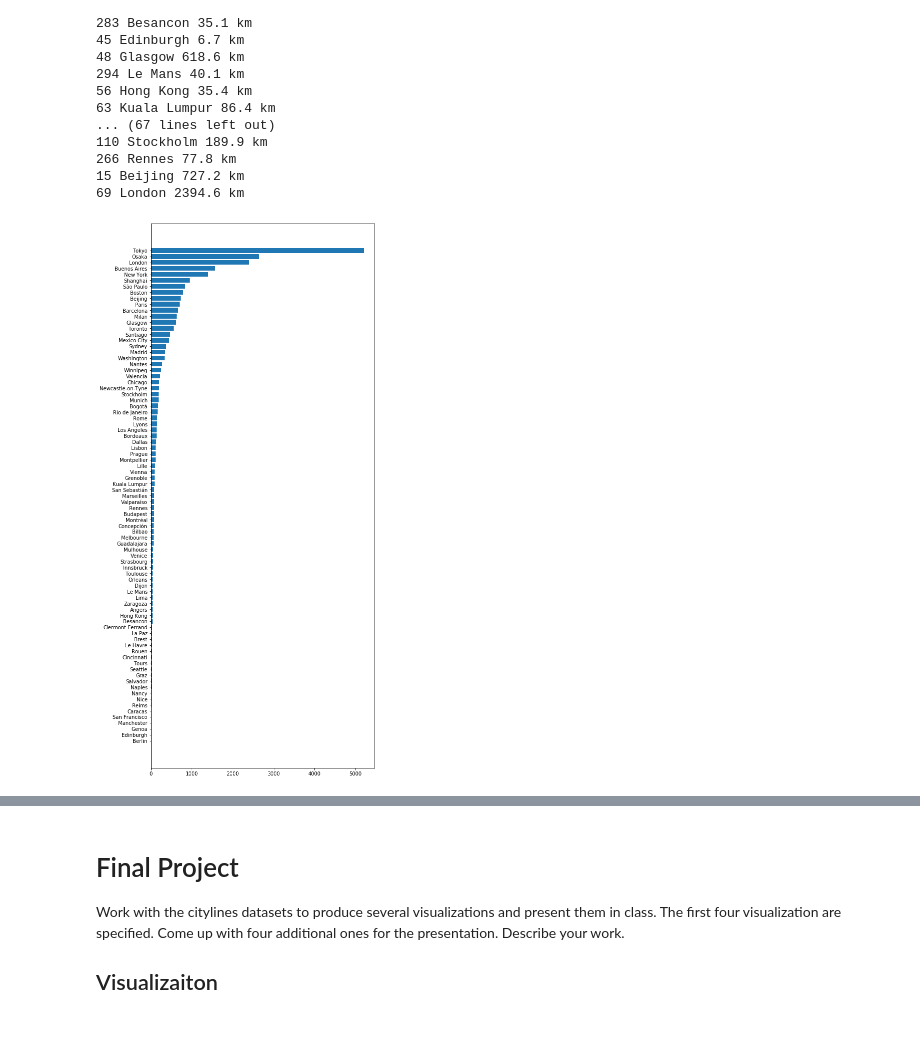
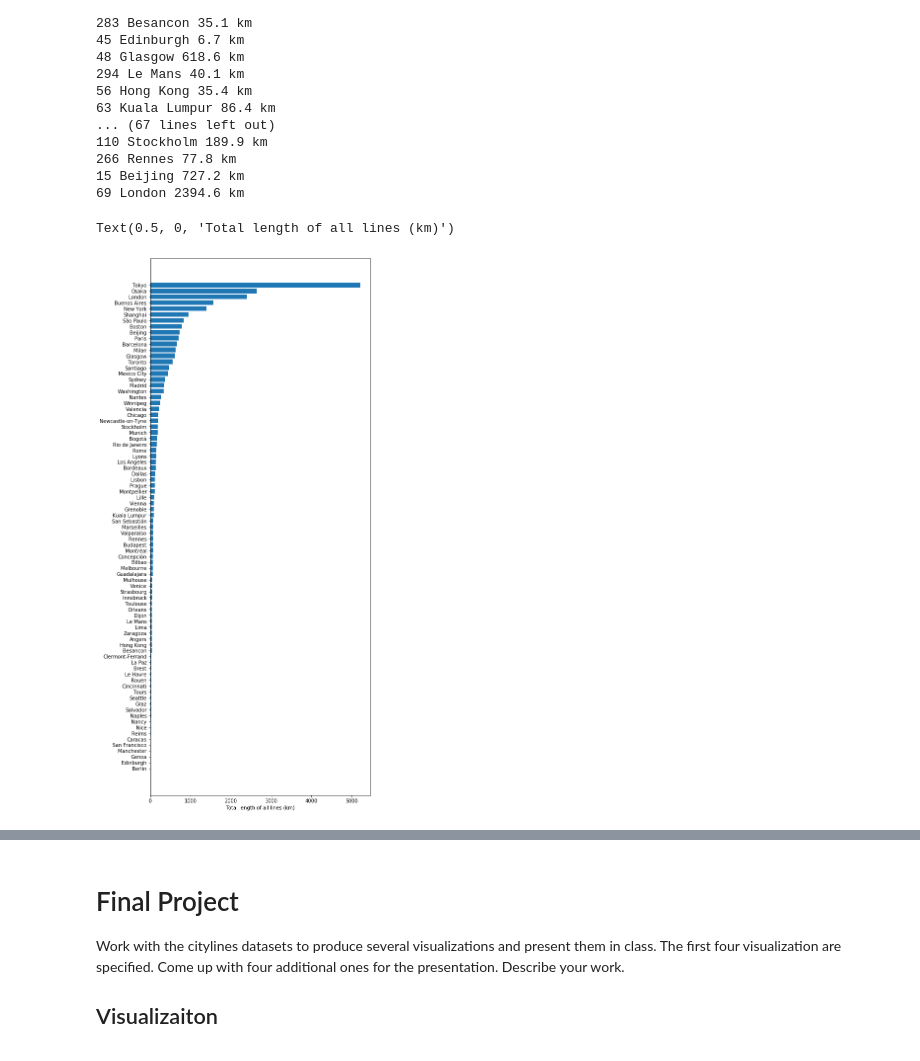
Before and after one commit to msds-5x01/python-programming-for-data-science, a Jupyter notebook: notebooks/CityLines.ipynb, the cells around one changed output, grey strips where cells are left out. Saved outputs shown, nothing was run; the diff lists cells and outputs as text; code cells hidden in the pictures.

Commit message:
add customized plots to the CityPlots notebook

```diff
--- a/notebooks/CityLines.ipynb
+++ b/notebooks/CityLines.ipynb
@@ -317,10 +317,12 @@ for code in cities.index:
 # sort by values
 systems = {k: systems[k] for k in sorted(systems, key=systems.get)}
 # %%
-# plot the horizontal barplot of all the cities and
+# plot the horizontal barplot of the length of city transport systems
 fig, ax = plt.subplots(1, 1, figsize=(8, 20))
 ax.barh(np.r_[:len(systems)], list(systems.values()))
 ax.set_yticks(np.r_[:len(systems)])
-ax.set_yticklabels(list(systems));
+ax.set_yticklabels(list(systems))
+ax.set_xlabel('Total length of all lines (km)')
 # %% [output]
+Text(0.5, 0, 'Total length of all lines (km)')
-[figure, old version]
+[figure, new version]
```
Also changed, not shown: parts of 3 cells of this notebook.
